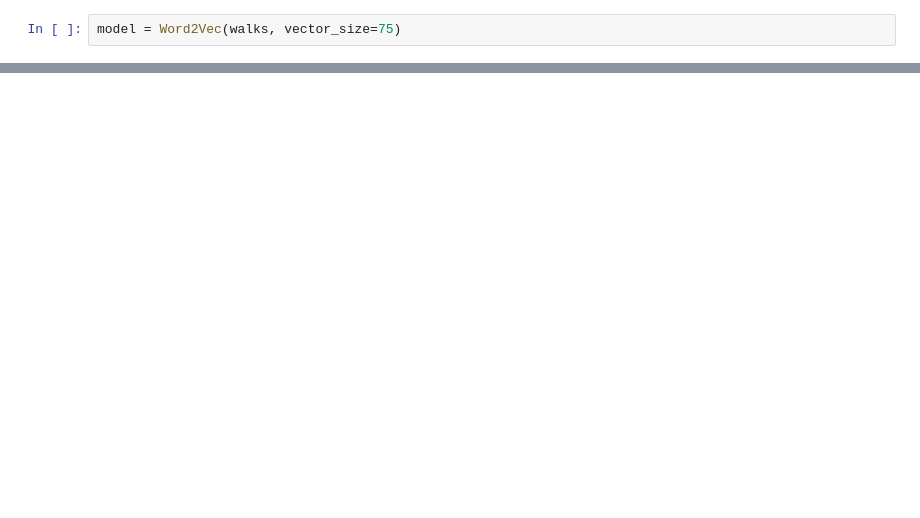
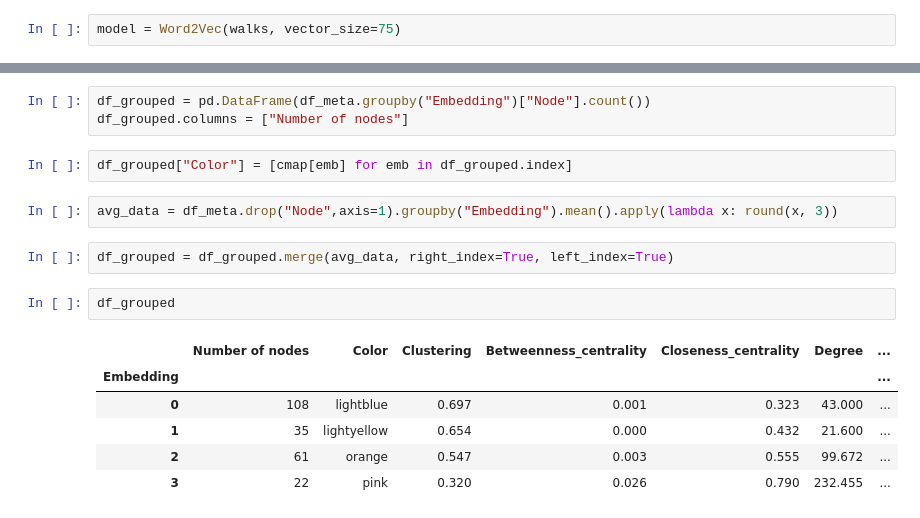
Before and after one commit to Nikolaj90/ImaginoTransference, a Jupyter notebook: struc2vec/directed_test.ipynb, the cells around one changed output, grey strips where cells are left out. Drawn from its saved outputs; the diff is of its cells as text; blank space fills up the shorter version.

```diff
--- a/struc2vec/directed_test.ipynb
+++ b/struc2vec/directed_test.ipynb
@@ -119,0 +247,18 @@ nx.draw_spring(s2vG.G_D, with_labels=False, node_color=nodecolors, width = weigh
+# %%
+df_grouped = pd.DataFrame(df_meta.groupby("Embedding")["Node"].count())
+df_grouped.columns = ["Number of nodes"]
+# %%
+df_grouped["Color"] = [cmap[emb] for emb in df_grouped.index]
+# %%
+avg_data = df_meta.drop("Node",axis=1).groupby("Embedding").mean().apply(lambda x: round(x, 3))
+# %%
+df_grouped = df_grouped.merge(avg_data, right_index=True, left_index=True)
+# %%
+df_grouped
+# %% [output]
+|  | Number of nodes | Color | Clustering | Betweenness_centrality | Closeness_centrality | Degree | ... |
+| Embedding |  |  |  |  |  |  | ... |
+| 0 | 108 | lightblue | 0.697 | 0.001 | 0.323 | 43.000 | ... |
+| 1 | 35 | lightyellow | 0.654 | 0.000 | 0.432 | 21.600 | ... |
+| 2 | 61 | orange | 0.547 | 0.003 | 0.555 | 99.672 | ... |
+| 3 | 22 | pink | 0.320 | 0.026 | 0.790 | 232.455 | ... |
```
Also changed, not shown: parts of 36 cells of this notebook.
